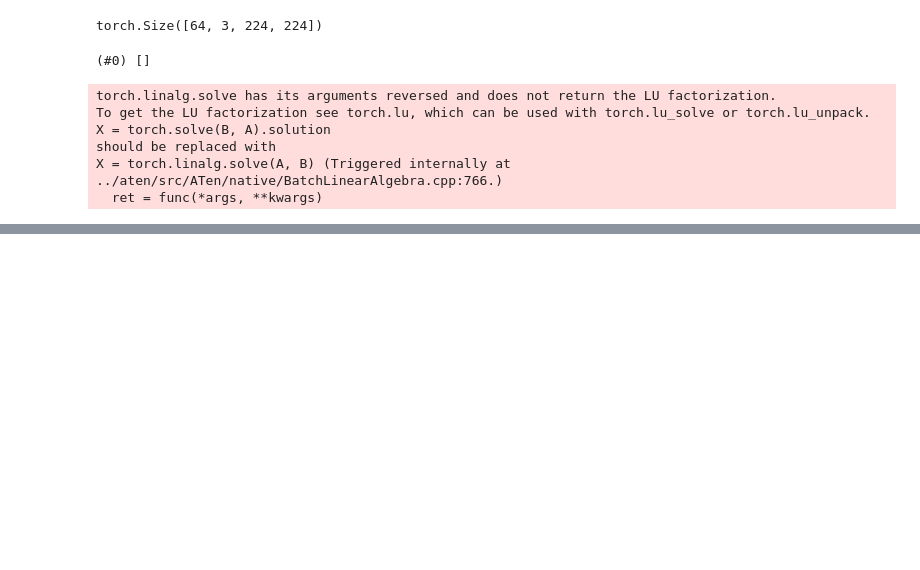
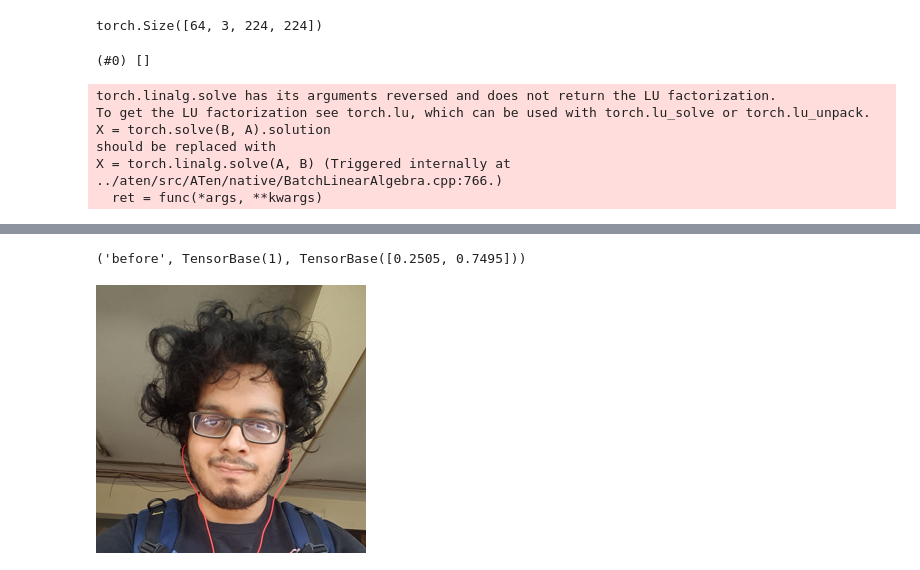
Before and after one commit to rohanfaiyazkhan/deeplearningproject, a Jupyter notebook: train_nn_on_custom_data.ipynb, the cells around one changed output, grey strips where cells are left out. Cells and saved outputs as stored; diff of their text form; code cells hidden in the pictures; blank space fills up the shorter version.

```diff
--- a/train_nn_on_custom_data.ipynb
+++ b/train_nn_on_custom_data.ipynb
@@ -112,0 +146,7 @@ learn.show_results()
+# %%
+sample_dir = Path("./sample_images")
+before = sample_dir / "rohan-old.jpg"
+print(learn_inf.predict(before))
+img = Image.open(before)
+display(img.resize((img.shape[1] // 4, img.shape[0] // 4)))
+# %% [output]
@@ -112,0 +154,2 @@ learn.show_results()
+('before', TensorBase(1), TensorBase([0.2505, 0.7495]))
+[figure, added]
```
Also changed, not shown: parts of 23 cells of this notebook, 8 other files.
